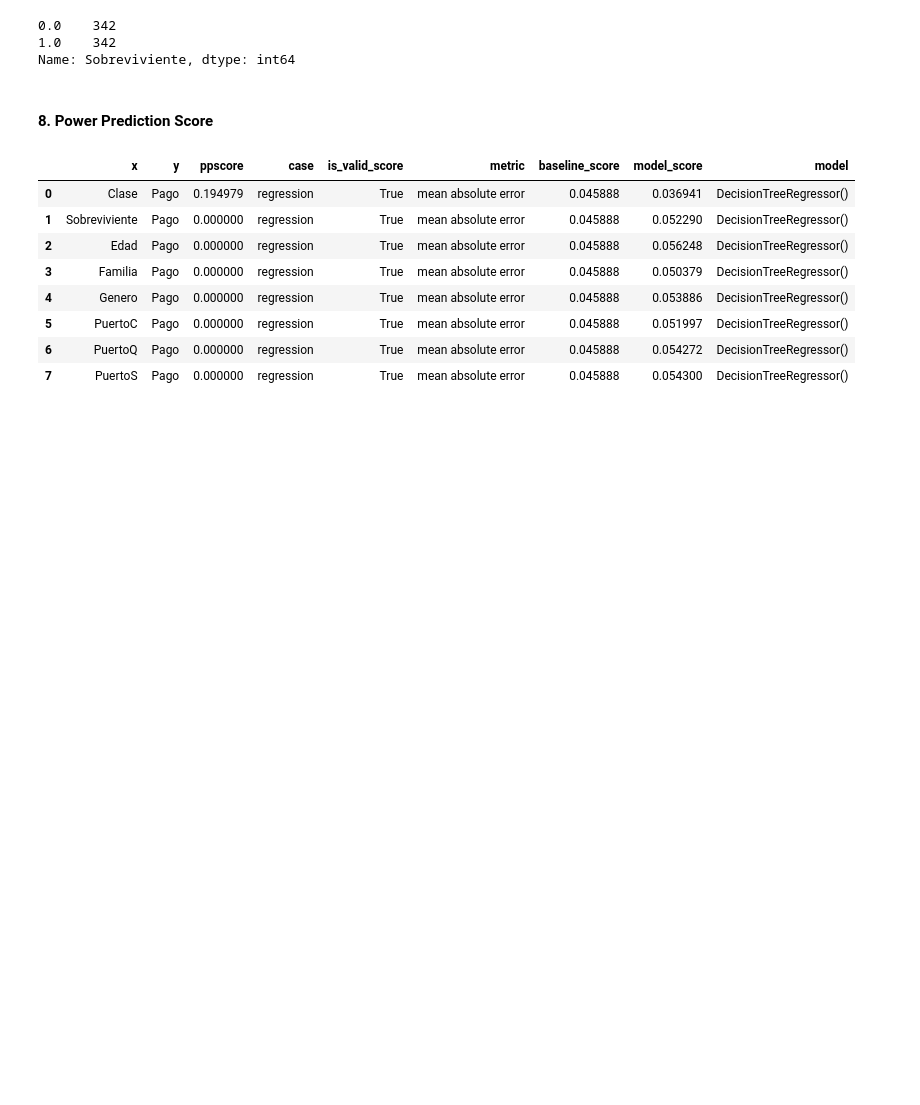
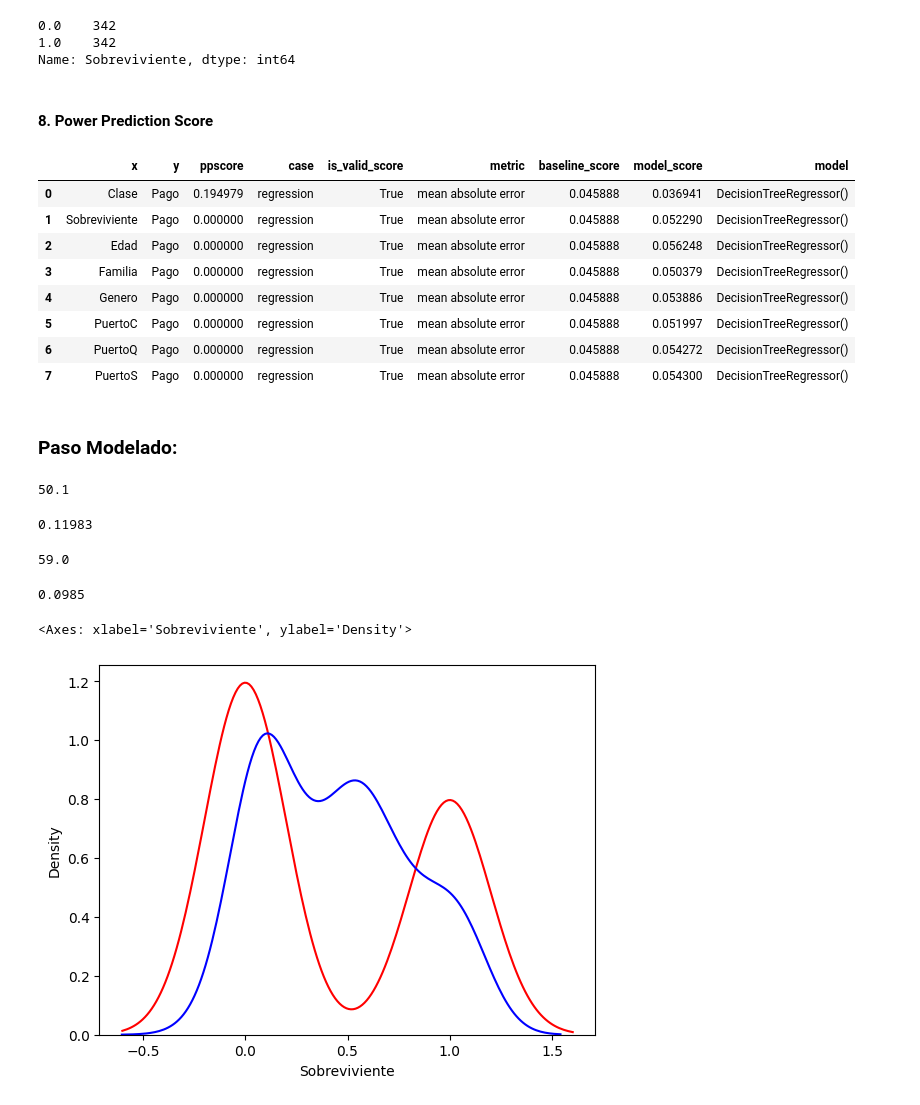
Before and after one commit to jaquimbayoc8/DiplomadoMLA2023, a Jupyter notebook: 2. AnalisisEDA/Titanic.ipynb, the cells around one changed output. Drawn from its saved outputs; the diff is of its cells as text; code cells hidden in the pictures; blank space fills up the shorter version.

Commit message:
Modelo Regresion Lineal

```diff
--- a/2. AnalisisEDA/Titanic.ipynb
+++ b/2. AnalisisEDA/Titanic.ipynb
@@ -745,3 +745,70 @@ pps.predictors(dataNorm, "Pago")
 | 5 | PuertoC | Pago | 0.000000 | regression | True | mean absolute error | 0.045888 | 0.051997 | DecisionTreeRegressor() |
 | 6 | PuertoQ | Pago | 0.000000 | regression | True | mean absolute error | 0.045888 | 0.054272 | DecisionTreeRegressor() |
 | 7 | PuertoS | Pago | 0.000000 | regression | True | mean absolute error | 0.045888 | 0.054300 | DecisionTreeRegressor() |
+# %% [markdown]
+### Paso Modelado:
+# %%
+##Definir valor de X  y Y
+X = dataNorm.drop(['Sobreviviente'], axis=1)
+y = dataNorm['Sobreviviente']
+
+from sklearn.model_selection import train_test_split
+from sklearn.linear_model import LinearRegression
+from sklearn.metrics import r2_score, mean_squared_error
+
+##Sacar los 4 grupos (2 train y 2 testeo)
+X_train, X_test, y_train, y_test = train_test_split(X, y, train_size=0.90, random_state=42)
+
+##Entrenar el modelo
+ml = LinearRegression()
+
+ml.fit(X_train, y_train)
+
+y_pred = ml.predict(X_test)
+
+round(r2_score(y_test, y_pred),3)*100
+
+##Con base en las variables independientes (x1,x2,x3) la predicción de sobreviviente llego a un valor
+##de eficiencia del 50.1% ajustando a un 90% de datos de entrenamiento y 10% de testeo sobre un total
+##891 datos. Se asume un margen de error del 50% lo cual indica que es un modelo no tan viable.
+# %% [output]
+50.1
+# %%
+##Metricas
+rmse = mean_squared_error(y_test, y_pred)
+
+round(rmse, 6)
+
+##0.00011222
+# %% [output]
+0.11983
+# %%
+mldos = LinearRegression()
+
+mldos.fit(X_test, y_test)
+
+y_preddos = mldos.predict(X_test)
+
+round(r2_score(y_test, y_preddos),3)*100
+# %% [output]
+59.0
+# %%
+##Metricas
+rmsedos = mean_squared_error(y_test, y_preddos)
+
+round(rmsedos, 6)
+
+##Modelo con datos train = eficiencia de 51%
+##RMSE = 0.11
+
+##Modelo dos con datos test = eficiencia del 59%
+##RMSE = 0.0985
+# %% [output]
+0.0985
+# %%
+##Grafica del modelo
+ax1 = sns.distplot(y_test, hist=False, color='r', label='Valores Actuales')
+sns.distplot(y_pred, hist=False, color='b', label='Valores Predecidos')
+# %% [output]
+<Axes: xlabel='Sobreviviente', ylabel='Density'>
+[figure, added]
```
Also changed, not shown: parts of 4 cells of this notebook.
